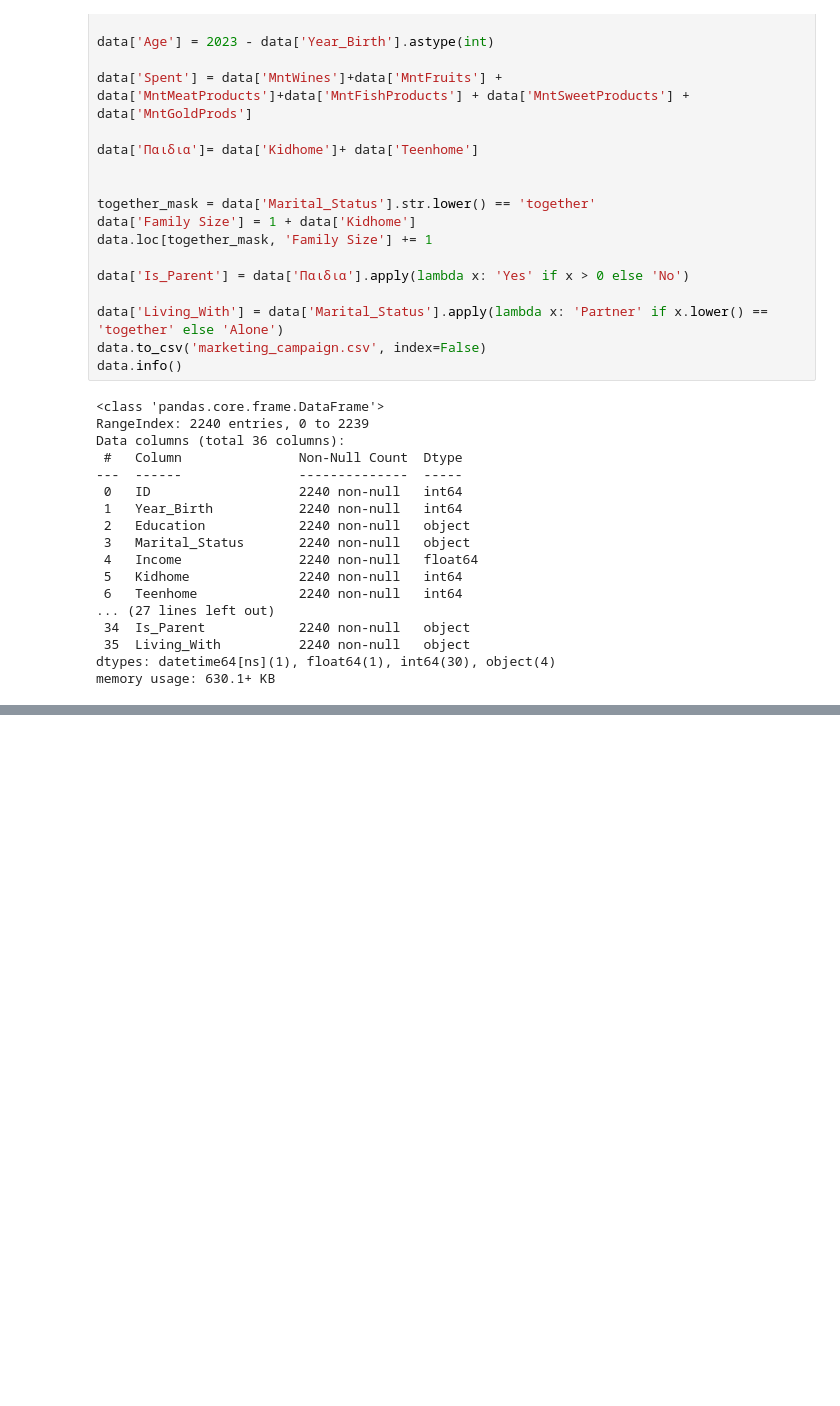
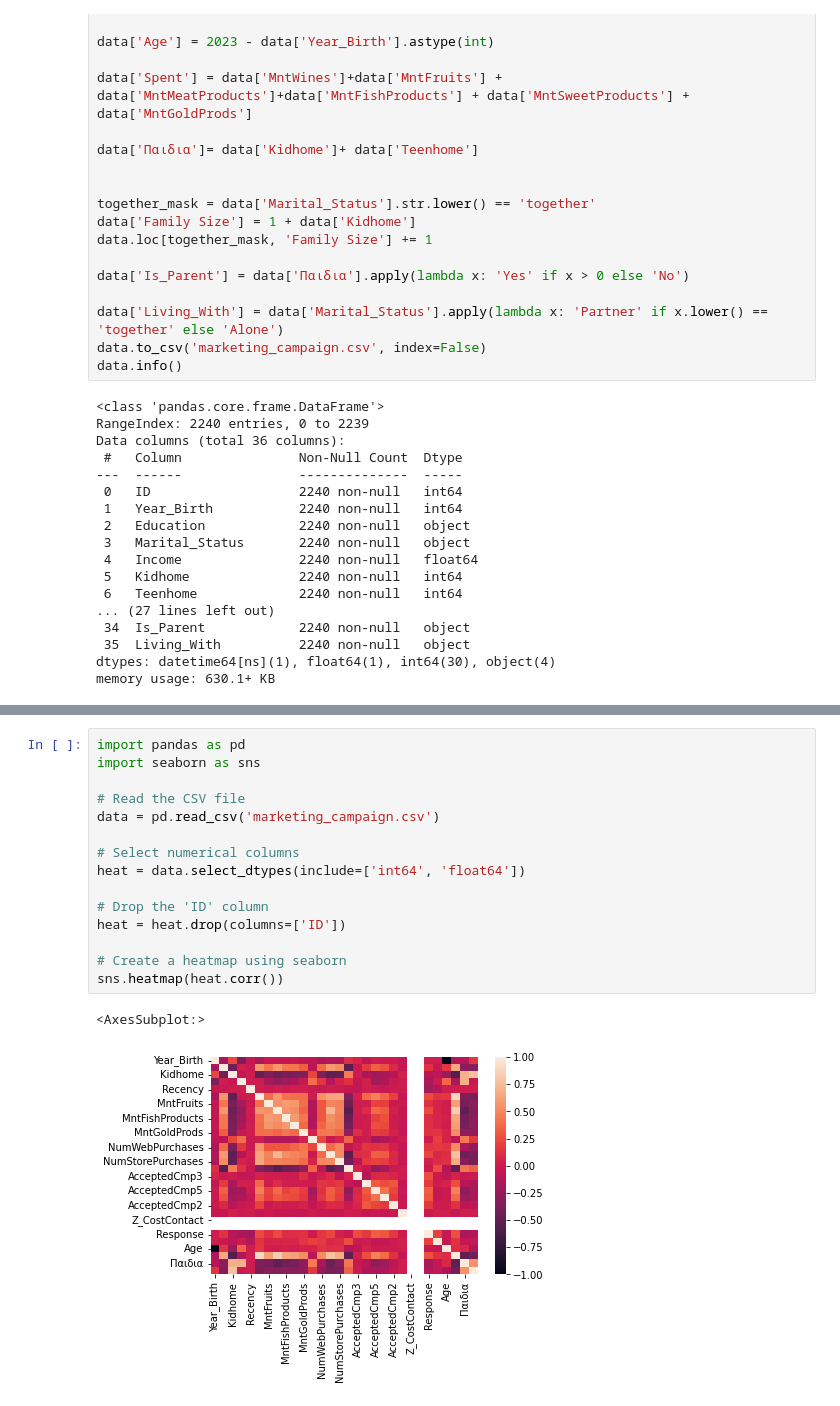
Before and after one commit to MaybeNick13/TED1, a Jupyter notebook: Untitled.ipynb, the cells around one changed output, grey strips where cells are left out. Saved outputs shown, nothing was run; the diff lists cells and outputs as text; blank space fills up the shorter version.

```diff
--- a/Untitled.ipynb
+++ b/Untitled.ipynb
@@ -94,0 +113,18 @@ data = pd.read_csv('marketing_campaign.csv', delimiter=',', names=column_names.s
+# %%
+import pandas as pd
+import seaborn as sns
+
+# Read the CSV file
+data = pd.read_csv('marketing_campaign.csv')
+
+# Select numerical columns
+heat = data.select_dtypes(include=['int64', 'float64'])
+
+# Drop the 'ID' column
+heat = heat.drop(columns=['ID'])
+
+# Create a heatmap using seaborn
+sns.heatmap(heat.corr())
+# %% [output]
+<AxesSubplot:>
+[figure, added]
```
Also changed, not shown: parts of 2 cells of this notebook, 1 other file.
